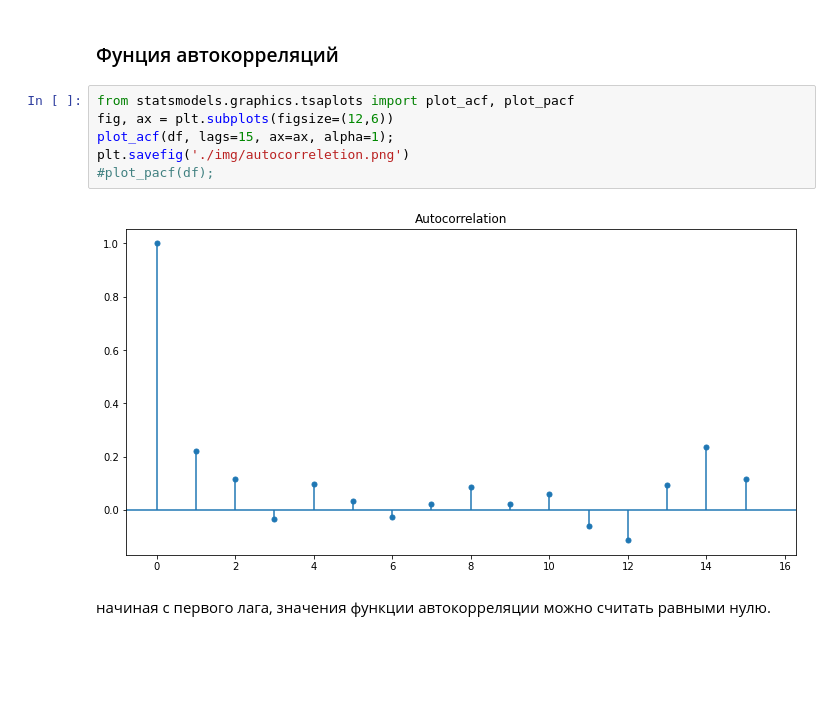
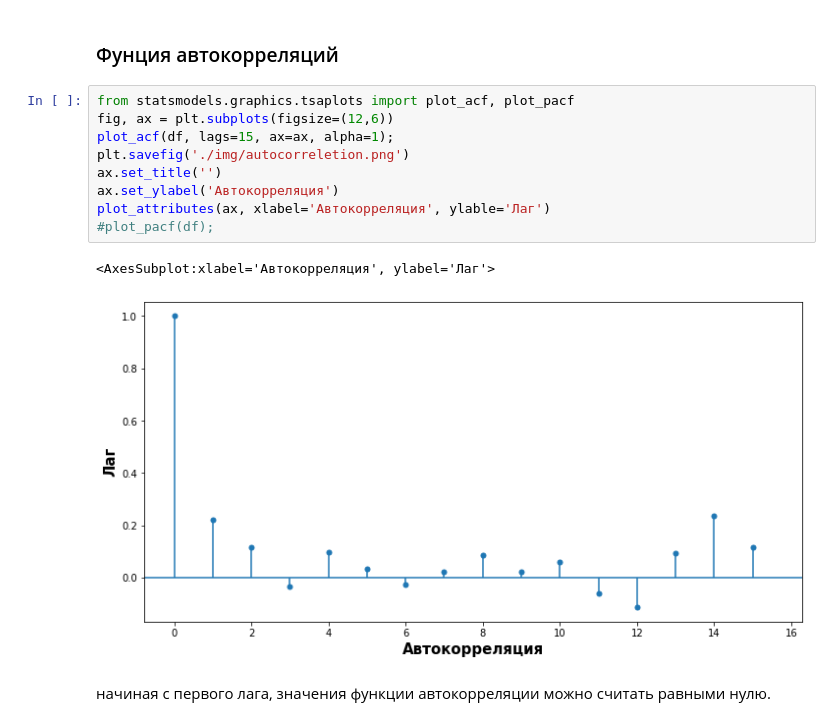
Before and after one commit to nktrn/oxygen_dissolve, a Jupyter notebook: Course work.ipynb, the cells around one changed output. Cells and saved outputs as stored; diff of their text form; blank space fills up the shorter version.

```diff
--- a/Course work.ipynb
+++ b/Course work.ipynb
@@ -234,11 +234,15 @@ Data has no unit root and is stationary
 # %%
 from statsmodels.graphics.tsaplots import plot_acf, plot_pacf
 fig, ax = plt.subplots(figsize=(12,6))
 plot_acf(df, lags=15, ax=ax, alpha=1);
 plt.savefig('./img/autocorreletion.png')
+ax.set_title('')
+ax.set_ylabel('Автокорреляция')
+plot_attributes(ax, xlabel='Автокорреляция', ylable='Лаг')
 #plot_pacf(df);
 # %% [output]
+<AxesSubplot:xlabel='Автокорреляция', ylabel='Лаг'>
-[figure, old version]
+[figure, new version]
 # %% [markdown]
 начиная с первого лага, значения функции автокорреляции можно считать равными нулю.
 # %% [markdown]
```
Also changed, not shown: parts of 25 cells of this notebook.
